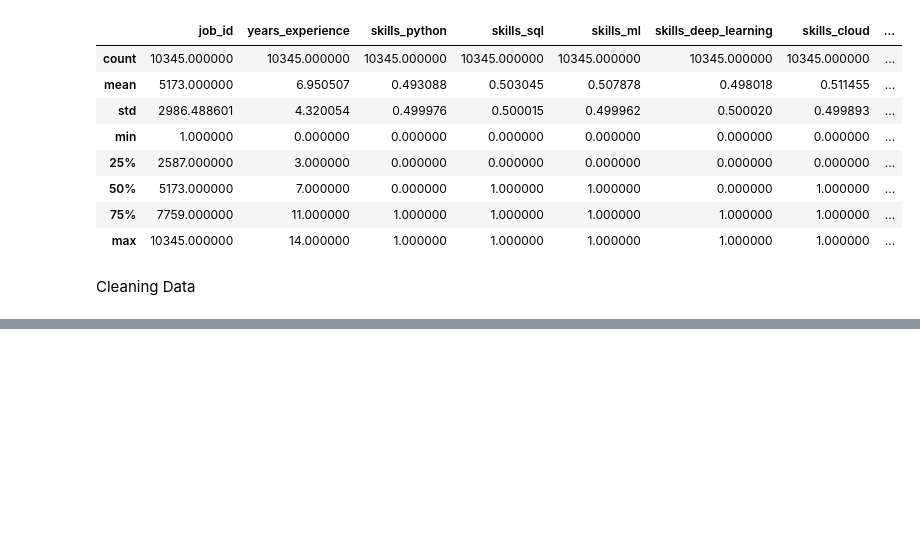
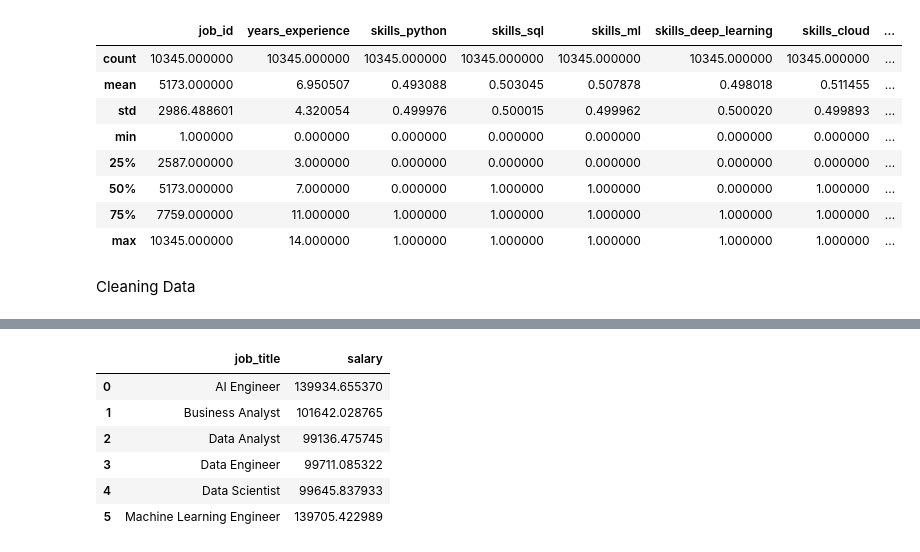
Before and after one commit to ChickenMan-1080/streamlit-Dashboard, a Jupyter notebook: eda/exploration.ipynb, the cells around one changed output, grey strips where cells are left out. Cells and saved outputs as stored; diff of their text form; code cells hidden in the pictures; blank space fills up the shorter version.

```diff
--- a/eda/exploration.ipynb
+++ b/eda/exploration.ipynb
@@ -59,0 +97,3 @@ Cleaning Data
+# %%
+#df_clean_dashboard = df_clean_dashboard.groupby(by=["job_title"]).mean()[["salary"]] #บวกไม่ได้เพราะมี object อยู่ใน column อื่น
+df_average_salary = df_clean_dashboard.groupby(by=["job_title"])[["salary"]].mean()#[] จะไม่มีตาราง [[]] จะมีตาราง
@@ -59,0 +109,10 @@ Cleaning Data
+# %%
+df_average_salary.reset_index()
+# %% [output]
+|  | job_title | salary |
+| 0 | AI Engineer | 139934.655370 |
+| 1 | Business Analyst | 101642.028765 |
+| 2 | Data Analyst | 99136.475745 |
+| 3 | Data Engineer | 99711.085322 |
+| 4 | Data Scientist | 99645.837933 |
+| 5 | Machine Learning Engineer | 139705.422989 |
```
Also changed, not shown: parts of 3 cells of this notebook, 3 other files.
